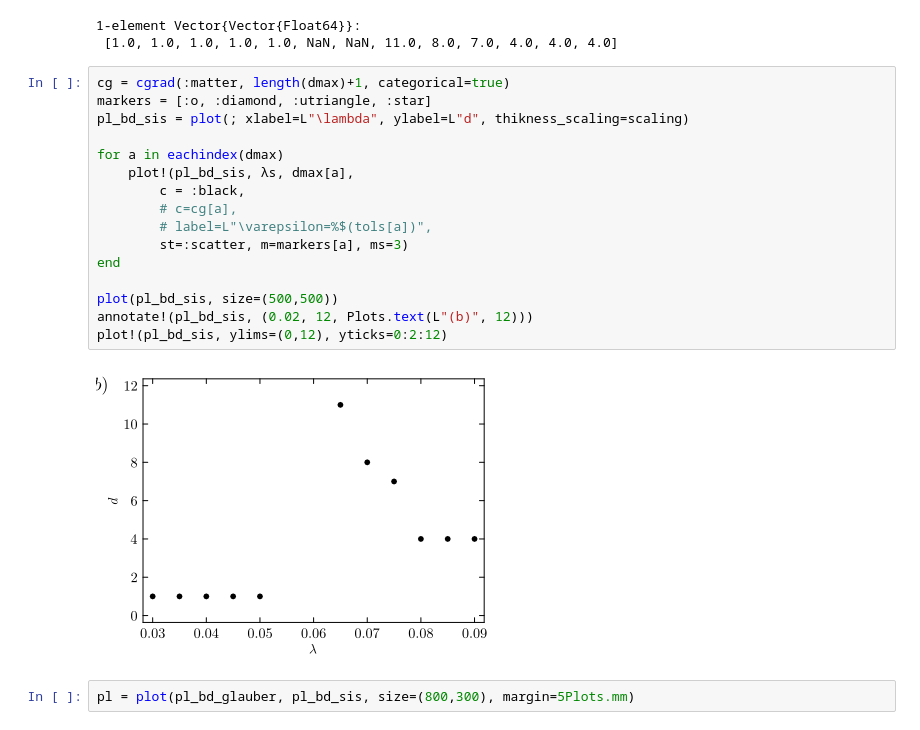
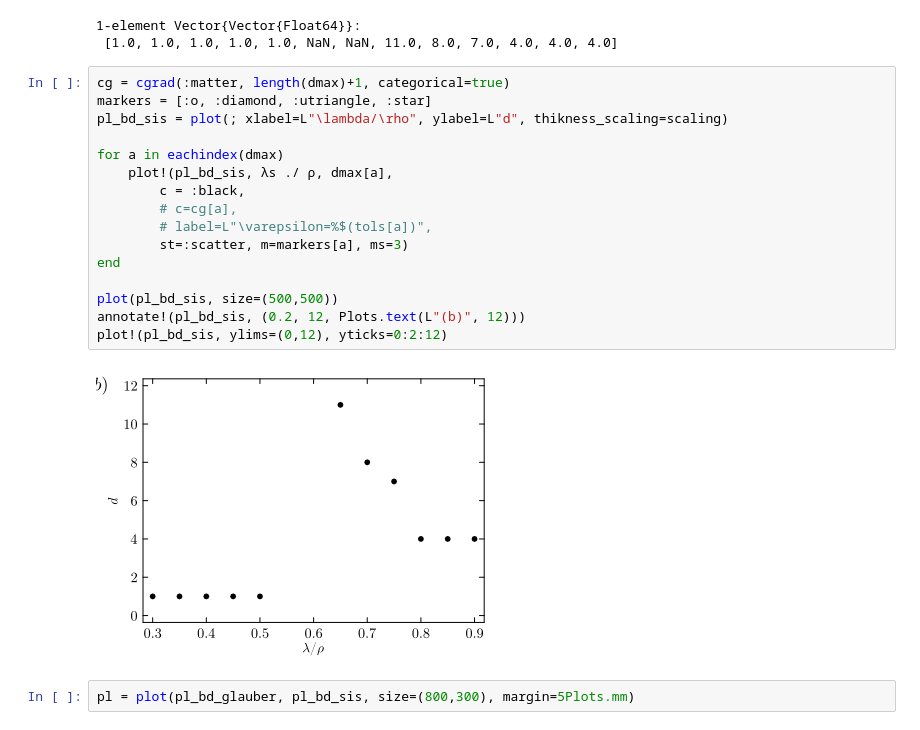
Before and after one commit to stecrotti/EternalDynamicCavity, a Jupyter notebook: scripts/plots.ipynb, the cells around one changed output. Drawn from its saved outputs; the diff is of its cells as text.

Commit message:
fix lambda in bonddims plot

```diff
--- a/scripts/plots.ipynb
+++ b/scripts/plots.ipynb
@@ -358,21 +358,21 @@ dmax
 # %%
 cg = cgrad(:matter, length(dmax)+1, categorical=true)
 markers = [:o, :diamond, :utriangle, :star]
-pl_bd_sis = plot(; xlabel=L"\lambda", ylabel=L"d", thikness_scaling=scaling)
+pl_bd_sis = plot(; xlabel=L"\lambda/\rho", ylabel=L"d", thikness_scaling=scaling)
 
 for a in eachindex(dmax)
-    plot!(pl_bd_sis, λs, dmax[a],
+    plot!(pl_bd_sis, λs ./ ρ, dmax[a],
         c = :black,
         # c=cg[a],
         # label=L"\varepsilon=%$(tols[a])",
         st=:scatter, m=markers[a], ms=3)
 end
 
 plot(pl_bd_sis, size=(500,500))
-annotate!(pl_bd_sis, (0.02, 12, Plots.text(L"(b)", 12)))
+annotate!(pl_bd_sis, (0.2, 12, Plots.text(L"(b)", 12)))
 plot!(pl_bd_sis, ylims=(0,12), yticks=0:2:12)
 # %% [output]
-[figure, old version]
+[figure, new version]
 # %%
 pl = plot(pl_bd_glauber, pl_bd_sis, size=(800,300), margin=5Plots.mm)
 # %% [output]
```
